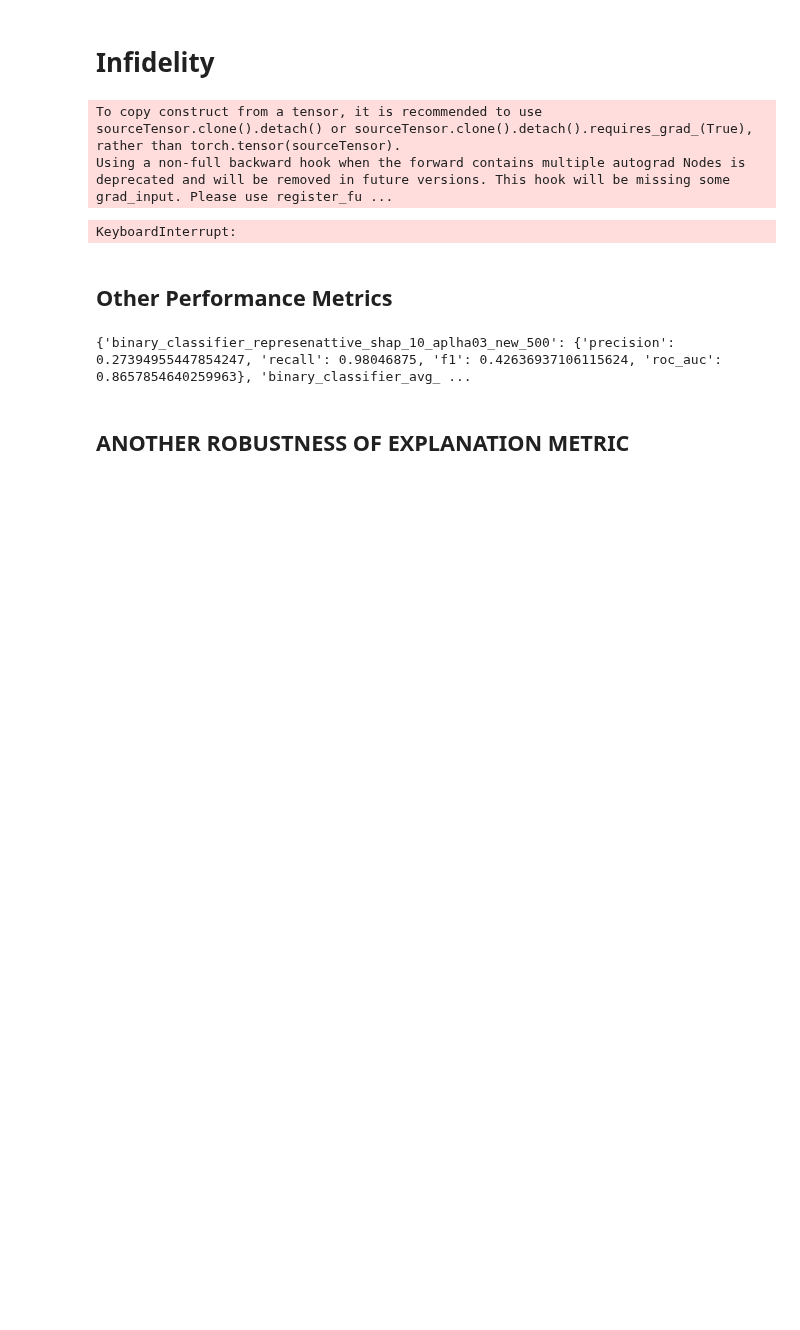
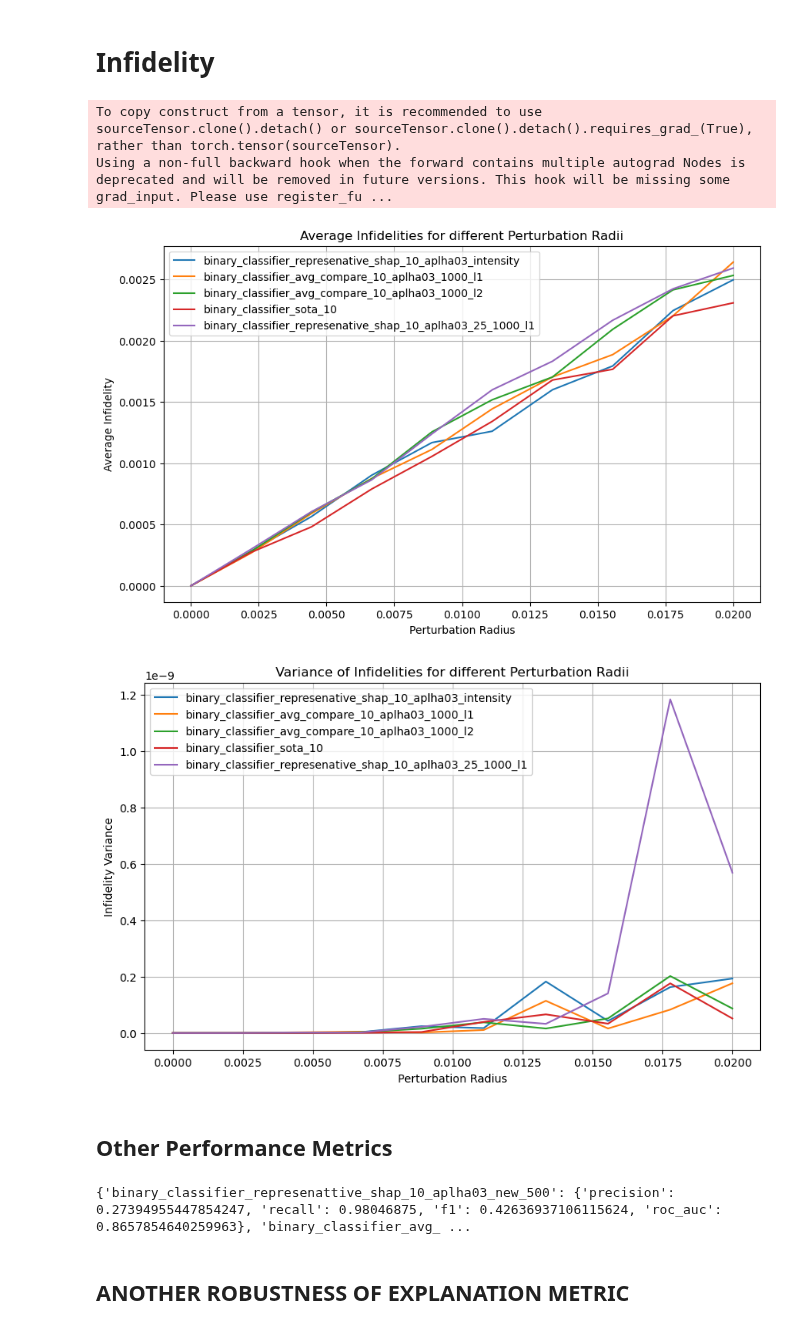
Before and after one commit to myanacondadonttt/RoofNetXAI, a Jupyter notebook: Notebooks/Analysis Robustness Main Past.ipynb, the cells around one changed output. Cells and saved outputs as stored; diff of their text form; code cells hidden in the pictures; blank space fills up the shorter version.

```diff
--- a/Notebooks/Analysis Robustness Main Past.ipynb
+++ b/Notebooks/Analysis Robustness Main Past.ipynb
@@ -986,7 +988,7 @@ import pandas as pd
 import matplotlib.pyplot as plt
 import shap
 
-def perturb_data(data, perturb_radius=0.4):
+def perturb_data(data, perturb_radius=0.5):
     perturbation = (np.random.uniform(-1, 1, data.shape) * perturb_radius).astype(data.dtype)
     return data + perturbation
 
@@ -995,21 +997,28 @@ def create_explainer(model, background_data):
     explainer = shap.DeepExplainer(model, background_data_tensor)
     return explainer
 
-def compute_avg_sensitivity(model, data, perturb_radius, num_samples=100):
+def compute_sensitivity_max(model, data, perturb_radius, num_samples=100):
     data_tensor = torch.tensor(data, dtype=torch.float32).to(device)
     explainer = create_explainer(model, data_tensor[:num_samples])
 
     shap_values_original = explainer.shap_values(data_tensor)
     shap_values_original = np.array(shap_values_original)
 
-    perturbed_data = perturb_data(data, perturb_radius)
-    perturbed_data_tensor = torch.tensor(perturbed_data, dtype=torch.float32).to(device)
+    # Generate multiple perturbations and store max difference
+    max_diffs = []
+    for _ in range(num_samples):
+        perturbed_data = perturb_data(data, perturb_radius)
+        perturbed_data_tensor = torch.tensor(perturbed_data, dtype=torch.float32).to(device)
 
-    shap_values_perturbed = explainer.shap_values(perturbed_data_tensor)
-    shap_values_perturbed = np.array(shap_values_perturbed)
+        shap_values_perturbed = explainer.shap_values(perturbed_data_tensor)
+        shap_values_perturbed = np.array(shap_values_perturbed)
 
-    sensitivity = np.mean(np.abs(shap_values_original - shap_values_perturbed))
-    return sensitivity
+        # Compute the maximum sensitivity over the samples
+        max_diff = np.max(np.abs(shap_values_original - shap_values_perturbed))
+        max_diffs.append(max_diff)
+
+    return np.mean(max_diffs)
+
 
 base_dir = "/Users/Lisa/Desktop/Master Thesis/RoofNetXAI/Notebooks/past_values_10_03_new"
 model_folders = [f for f in os.listdir(base_dir) if os.path.isdir(os.path.join(base_dir, f))]
@@ -1031,7 +1040,7 @@ for radius in perturb_radii:
             model.load_state_dict(torch.load(model_path))
             model.eval().to(device)
 
-            sensitivity = compute_avg_sensitivity(model, test_hold, radius)
+            sensitivity = compute_sensitivity_max(model, normalized_data, radius)
             sensitivity_list.append(sensitivity)
 
         sensitivities.setdefault(folder, []).append(np.mean(sensitivity_list))
@@ -1051,10 +1060,10 @@ plt.figure(figsize=(10, 6))
 for model_type, sensitivity_values in sensitivities.items():
     plt.plot(perturb_radii, sensitivity_values, label=model_type)
 plt.xlabel("Perturbation Radius")
-plt.ylabel("Average Sensitivity")
+plt.ylabel("Max Sensitivity")
 plt.legend()
 plt.grid(True)
-plt.title("Average Sensitivities of an Explanation for different Perturbation Radii")
+plt.title("Max Sensitivities of an Explanation for different Perturbation Radii")
 plt.show()
 
 # Plot variance of sensitivities
@@ -1075,6 +1083,11 @@ Using a non-full backward hook when the forward contains multiple autograd Nodes
 # %% [markdown]
 # Infidelity
 # %%
+# 0.01 small pertub radius, 0.5 big
+def perturb_data(data, perturb_radius=0.4):
+    perturbation = (np.random.uniform(-1, 1, data.shape) * perturb_radius).astype(data.dtype)
+    return data + perturbation
+
 def compute_avg_infidelity(model, data, perturb_radius):
     data_tensor = torch.tensor(data, dtype=torch.float32).to(device)
     explainer = create_explainer(model, data_tensor)
@@ -1088,21 +1101,24 @@ def compute_avg_infidelity(model, data, perturb_radius):
     shap_values_perturbed = np.array(explainer.shap_values(perturbed_data_tensor))
     model_predictions_perturbed = model(perturbed_data_tensor).detach().cpu().numpy()
 
-    infidelities = np.abs(model_predictions_original - model_predictions_perturbed -
-                          np.sum(shap_values_original * (data - perturbed_data), axis=1))
+    # Squaring the differences here:
+    differences = model_predictions_original - model_predictions_perturbed - np.sum(shap_values_original * (data - perturbed_data), axis=1)
+    infidelities = differences ** 2
     avg_infidelity = np.mean(infidelities)
     var_infidelity = np.var(infidelities)
 
     return avg_infidelity, var_infidelity
 
 
+
 base_dir = "/Users/Lisa/Desktop/Master Thesis/RoofNetXAI/Notebooks/past_values_10_03_new"
 model_folders = [f for f in os.listdir(base_dir) if os.path.isdir(os.path.join(base_dir, f))]
 
-num_samples = 1000 # specify your desired number of samples here
+num_samples = 500 # specify your desired number of samples here
 random_indices = np.random.choice(len(test_hold), num_samples, replace=False)
 sampled_data = test_hold[random_indices]
 
+perturb_radii = np.linspace(0, 0.02, 10)
 infidelities_avg = {}
 infidelities_var = {}
 
@@ -1131,34 +1147,35 @@ df_infidelities_avg = pd.DataFrame(infidelities_avg)
 df_infidelities_avg['perturb_radius'] = perturb_radii
 df_infidelities_avg.to_csv(os.path.join(base_dir, 'infidelities_avg_100.csv'), index=False)
 
 df_infidelities_var = pd.DataFrame(infidelities_var)
 df_infidelities_var['perturb_radius'] = perturb_radii
 df_infidelities_var.to_csv(os.path.join(base_dir, 'infidelities_var_100.csv'), index=False)
 
 # Plotting section
 plt.figure(figsize=(10, 6))
 for model_type, infidelity_values in infidelities_avg.items():
     plt.plot(perturb_radii, infidelity_values, label=model_type)
 plt.xlabel("Perturbation Radius")
 plt.ylabel("Average Infidelity")
 plt.legend()
 plt.grid(True)
 plt.title("Average Infidelities for different Perturbation Radii")
 plt.show()
 
 plt.figure(figsize=(10, 6))
 for model_type, infidelity_values_var in infidelities_var.items():
     plt.plot(perturb_radii, infidelity_values_var, label=model_type)
 plt.xlabel("Perturbation Radius")
 plt.ylabel("Infidelity Variance")
 plt.legend()
 plt.grid(True)
 plt.title("Variance of Infidelities for different Perturbation Radii")
 plt.show()
 # %% [output]
 To copy construct from a tensor, it is recommended to use sourceTensor.clone().detach() or sourceTensor.clone().detach().requires_grad_(True), rather than torch.tensor(sourceTensor).
 Using a non-full backward hook when the forward contains multiple autograd Nodes is deprecated and will be removed in future versions. This hook will be missing some grad_input. Please use register_fu ...
-KeyboardInterrupt:
+[figure, added]
+[figure, added]
 # %% [markdown]
 ## Other Performance Metrics
 # %%
```
Also changed, not shown: parts of 18 cells of this notebook.
